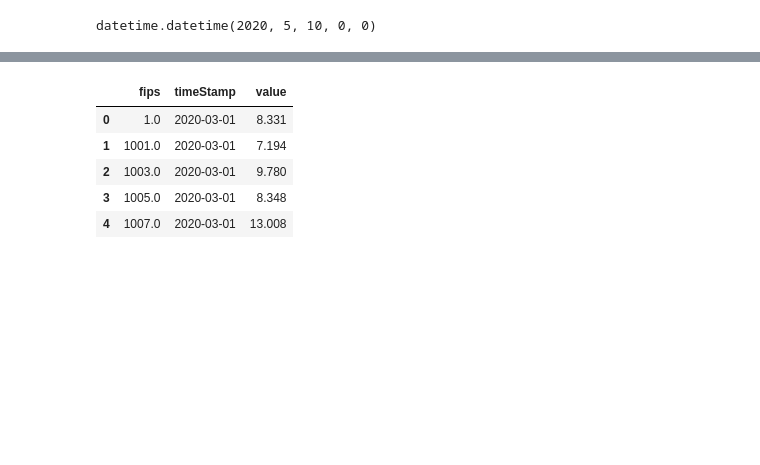
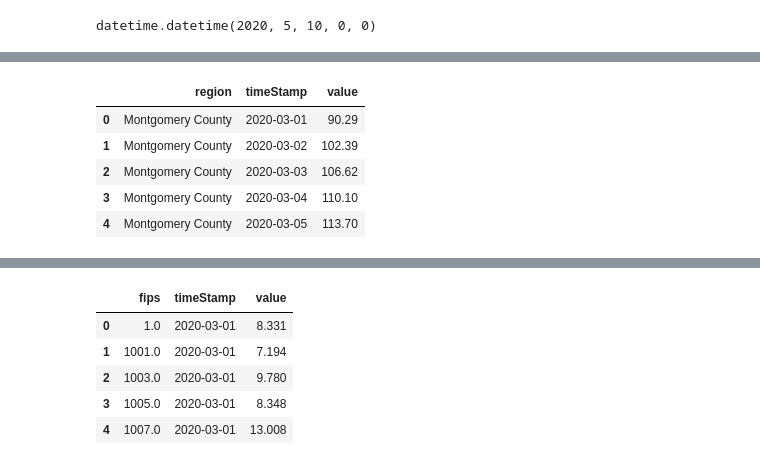
Before and after one commit to mchirico/COVID-19, a Jupyter notebook: COVID_19.ipynb, the cells around one changed output, grey strips where cells are left out. Drawn from its saved outputs; the diff is of its cells as text; code cells hidden in the pictures; blank space fills up the shorter version.

```diff
--- a/COVID_19.ipynb
+++ b/COVID_19.ipynb
@@ -99,0 +116,13 @@ p2.head()
+# %%
+montco = apple[(apple['region']=='Montgomery County') & (apple['sub-region']=='Pennsylvania')]
+n=pd.melt(montco, id_vars=['region'], value_vars=mobility.columns[5::])
+n.columns = ['region', 'timeStamp', 'value']
+n['timeStamp'] = n['timeStamp'].apply(lambda x: datetime.strptime(x,'%Y-%m-%d'))
+n.head()
+# %% [output]
+|  | region | timeStamp | value |
+| 0 | Montgomery County | 2020-03-01 | 90.29 |
+| 1 | Montgomery County | 2020-03-02 | 102.39 |
+| 2 | Montgomery County | 2020-03-03 | 106.62 |
+| 3 | Montgomery County | 2020-03-04 | 110.10 |
+| 4 | Montgomery County | 2020-03-05 | 113.70 |
```
Also changed, not shown: parts of 4 cells of this notebook.
